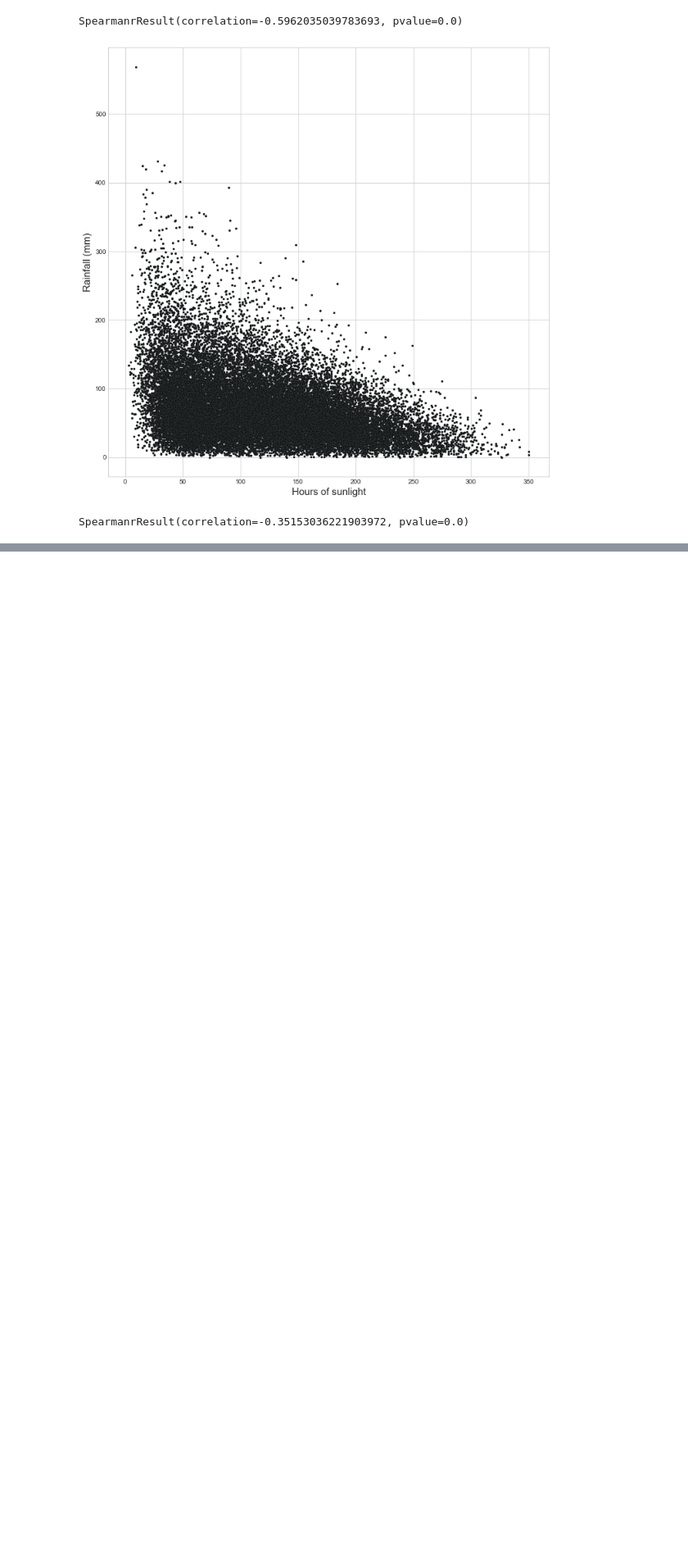
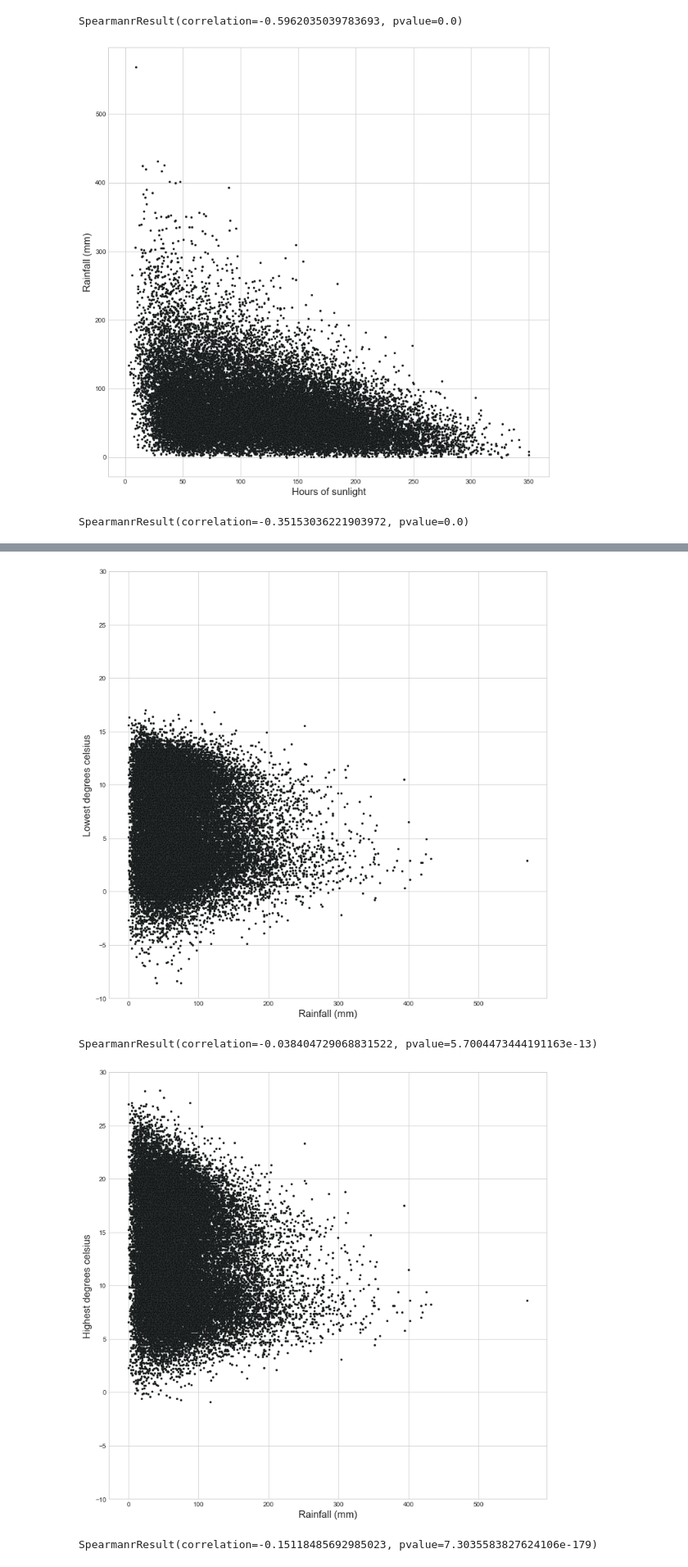
Before and after one commit to DanielJohnBenton/historic-monthly-meteorological-station-data, a Jupyter notebook: src/notes.ipynb, the cells around one changed output, grey strips where cells are left out. Shown at 82% size. Saved outputs shown, nothing was run; the diff lists cells and outputs as text; code cells hidden in the pictures; blank space fills up the shorter version.

```diff
--- a/src/notes.ipynb
+++ b/src/notes.ipynb
@@ -379,0 +388,8 @@ SpearmanrResult(correlation=-0.35153036221903972, pvalue=0.0)
+# %%
+scatter_two_items("rain_mm", "tmin_degc", "Rainfall (mm)", "Lowest degrees celsius", yLim=[-10, 30])
+scatter_two_items("rain_mm", "tmax_degc", "Rainfall (mm)", "Highest degrees celsius", yLim=[-10, 30])
+# %% [output]
+[figure, added]
+SpearmanrResult(correlation=-0.038404729068831522, pvalue=5.7004473444191163e-13)
+[figure, added]
+SpearmanrResult(correlation=-0.15118485692985023, pvalue=7.3035583827624106e-179)
```
Also changed, not shown: parts of 2 cells of this notebook.
